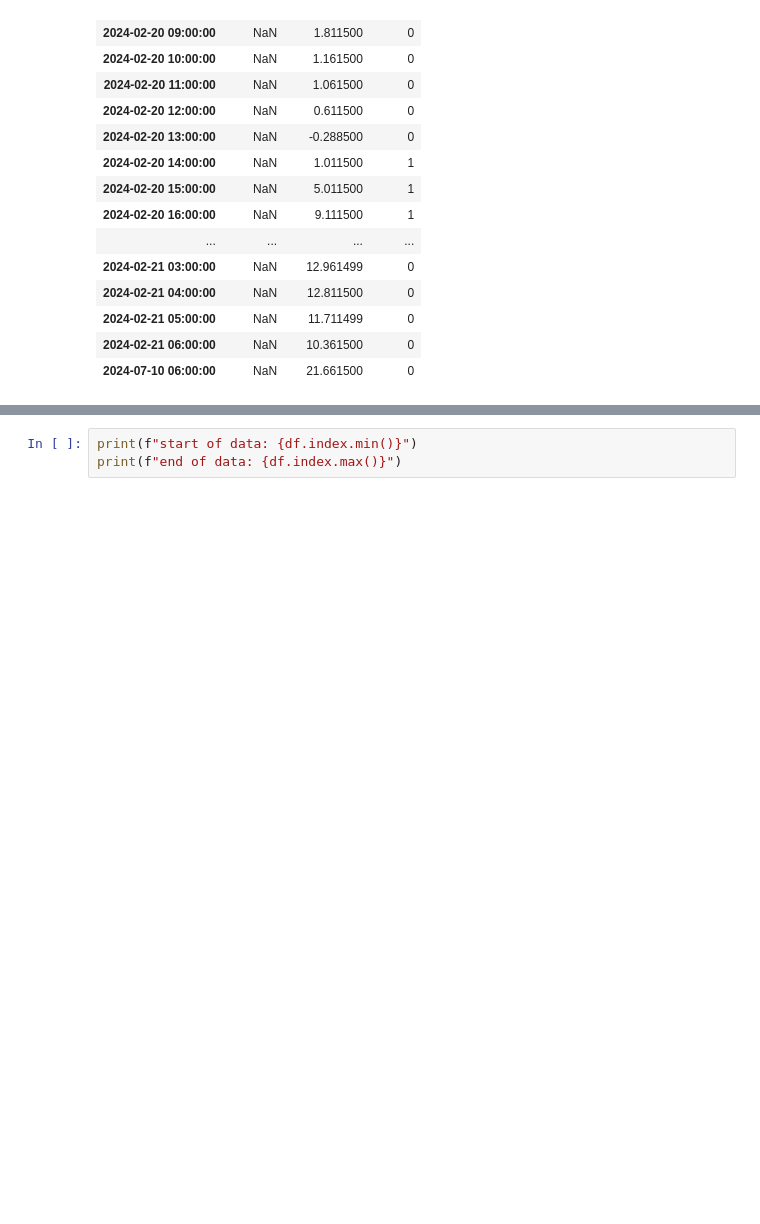
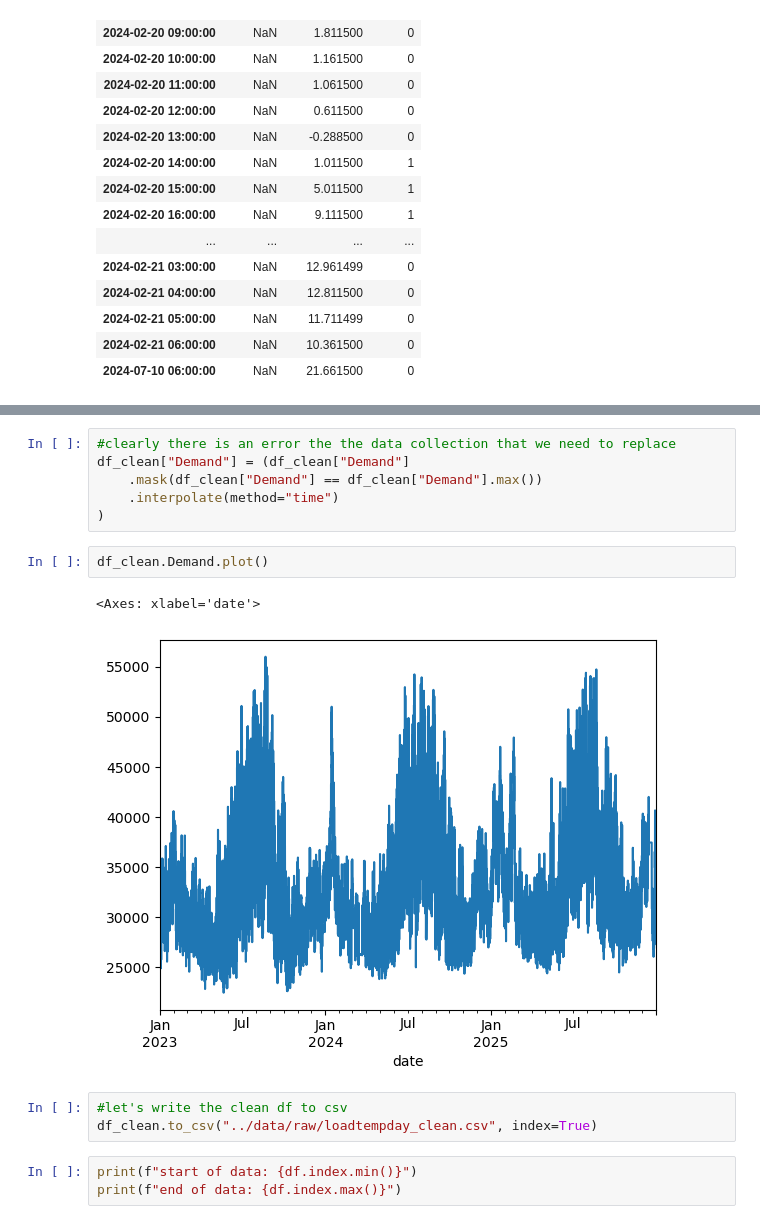
Before and after one commit to maxwellgriffith345/LoadForecast, a Jupyter notebook: notebooks/EDA.ipynb, the cells around one changed output, grey strips where cells are left out. Cells and saved outputs as stored; diff of their text form; blank space fills up the shorter version.

```diff
--- a/notebooks/EDA.ipynb
+++ b/notebooks/EDA.ipynb
@@ -70,3 +111,17 @@ df[df.isnull().any(axis = 1)]
+# %%
+#clearly there is an error the the data collection that we need to replace
+df_clean["Demand"] = (df_clean["Demand"]
+    .mask(df_clean["Demand"] == df_clean["Demand"].max())
+    .interpolate(method="time")
+)
+# %%
+df_clean.Demand.plot()
+# %% [output]
+<Axes: xlabel='date'>
+[figure, added]
+# %%
+#let's write the clean df to csv
+df_clean.to_csv("../data/raw/loadtempday_clean.csv", index=True)
 # %%
 print(f"start of data: {df.index.min()}")
 print(f"end of data: {df.index.max()}")
```
Also changed, not shown: parts of 13 cells of this notebook.
